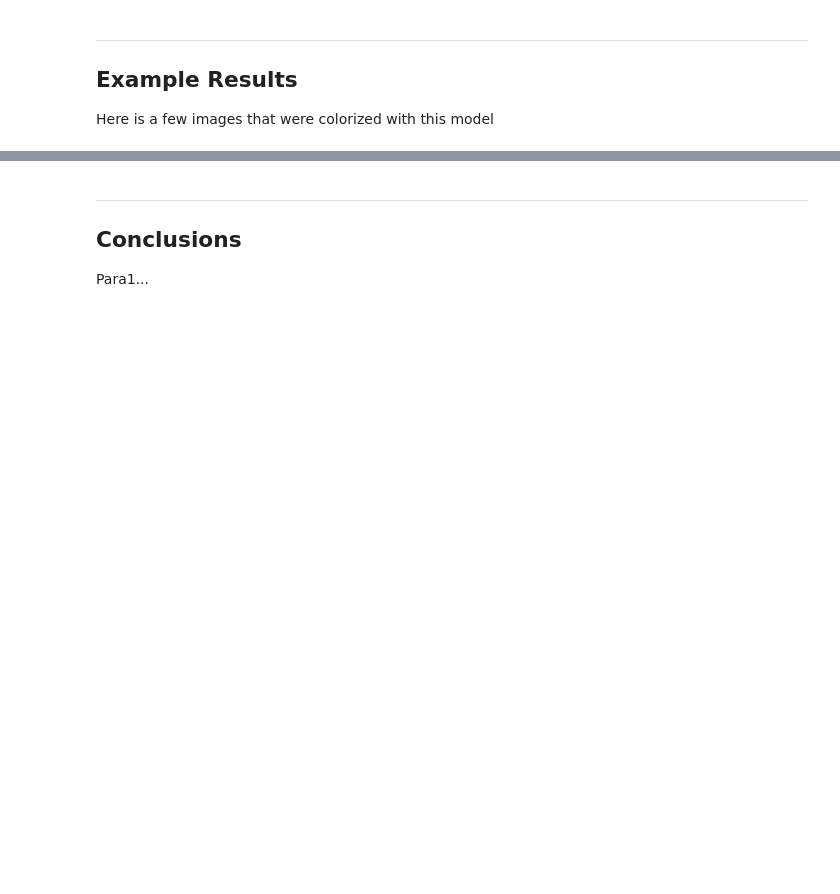
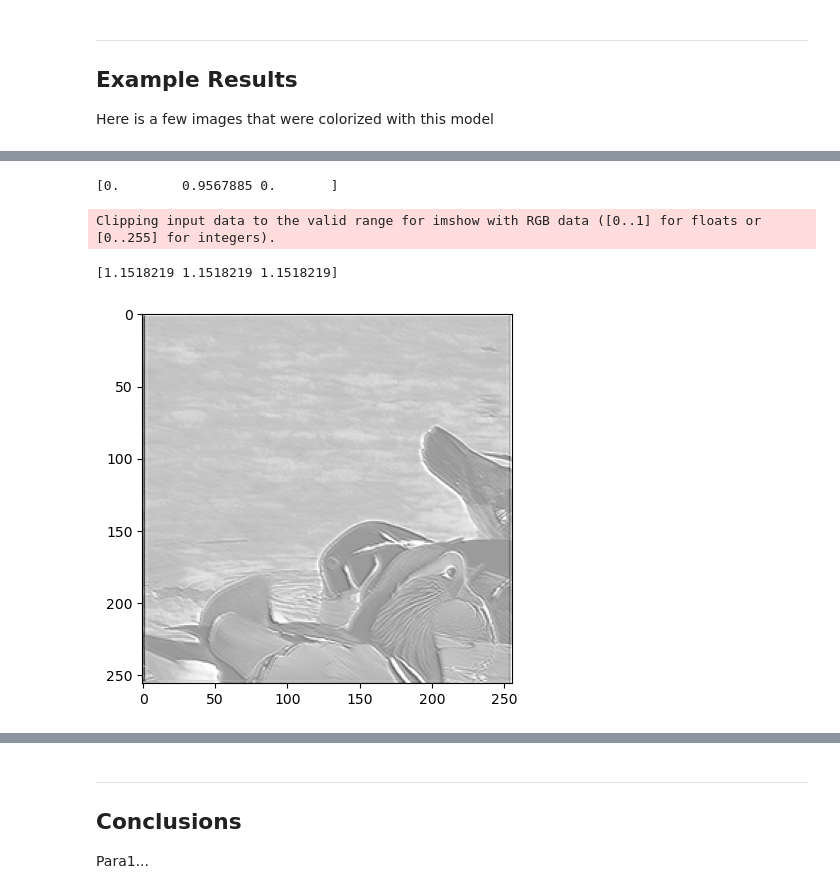
Before and after one commit to halHalberstadt/Image-Colorization-CST438-Final-Project, a Jupyter notebook: Image-Colorization-Final.ipynb, the cells around one changed output, grey strips where cells are left out. Cells and saved outputs as stored; diff of their text form; code cells hidden in the pictures; blank space fills up the shorter version.

Commit message:
Output only seems to enter into 1 channel

```diff
--- a/Image-Colorization-Final.ipynb
+++ b/Image-Colorization-Final.ipynb
@@ -57,3 +58,10 @@ def hls_conv(image, width=512, height=512):
+# %%
+def rbg_conv(image, width=shrink_shape[0], height=shrink_shape[0]):
+    for x in range(width):
+        for y in range(height):
+            image[x][y] = colorsys.hls_to_rgb(image[x][y][0], image[x][y][1], image[x][y][2])
+#             image[x][y] /= 255.0
+    return image
 # %% [markdown]
 ---
 
@@ -241,5 +232,5 @@ def my_loss_fn(y_true, y_pred):
 # %%
-model.compile(optimizer='rmsprop', loss=my_loss_fn,  metrics=['accuracy'])
+model.compile(optimizer='rmsprop', loss='mse',  metrics=['accuracy'])
 
-model.fit(training_generator, epochs=5)
+history = model.fit(training_generator, validation_data=validation_generator, epochs=1)
 # %% [output]
@@ -252,0 +259,13 @@ Here is a few images that were colorized with this model
+# %%
+output = model.predict(imgs)
+print(output[0][0][0])
+for hls_img in output:
+    hls_img = rbg_conv(hls_img)
+print(hls_img[0][0])
+
+plt.imshow(output[image_number]);
+# %% [output]
+[0.        0.9567885 0.       ]
+Clipping input data to the valid range for imshow with RGB data ([0..1] for floats or [0..255] for integers).
+[1.1518219 1.1518219 1.1518219]
+[figure, added]
```
Also changed, not shown: parts of 15 cells of this notebook.
